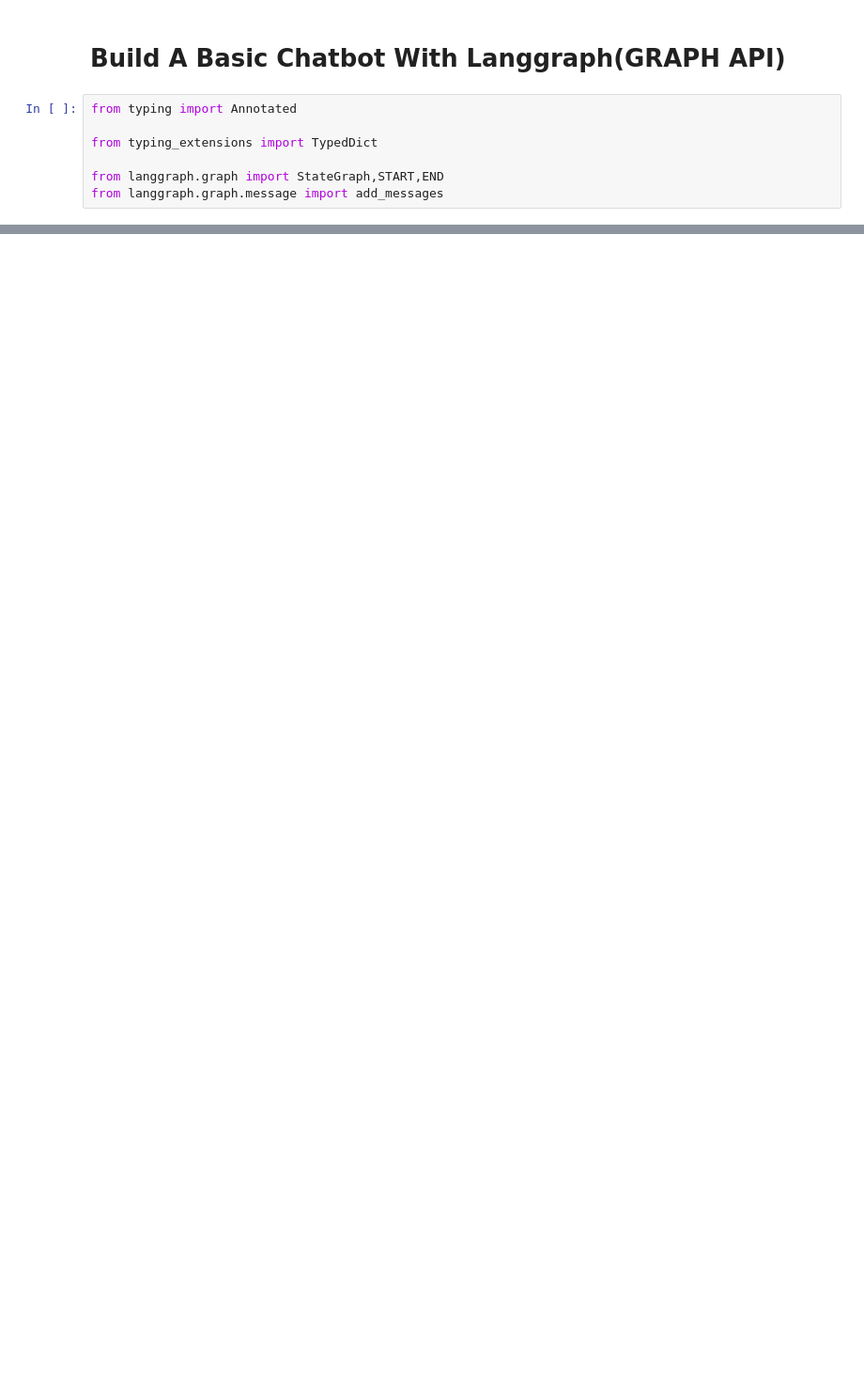
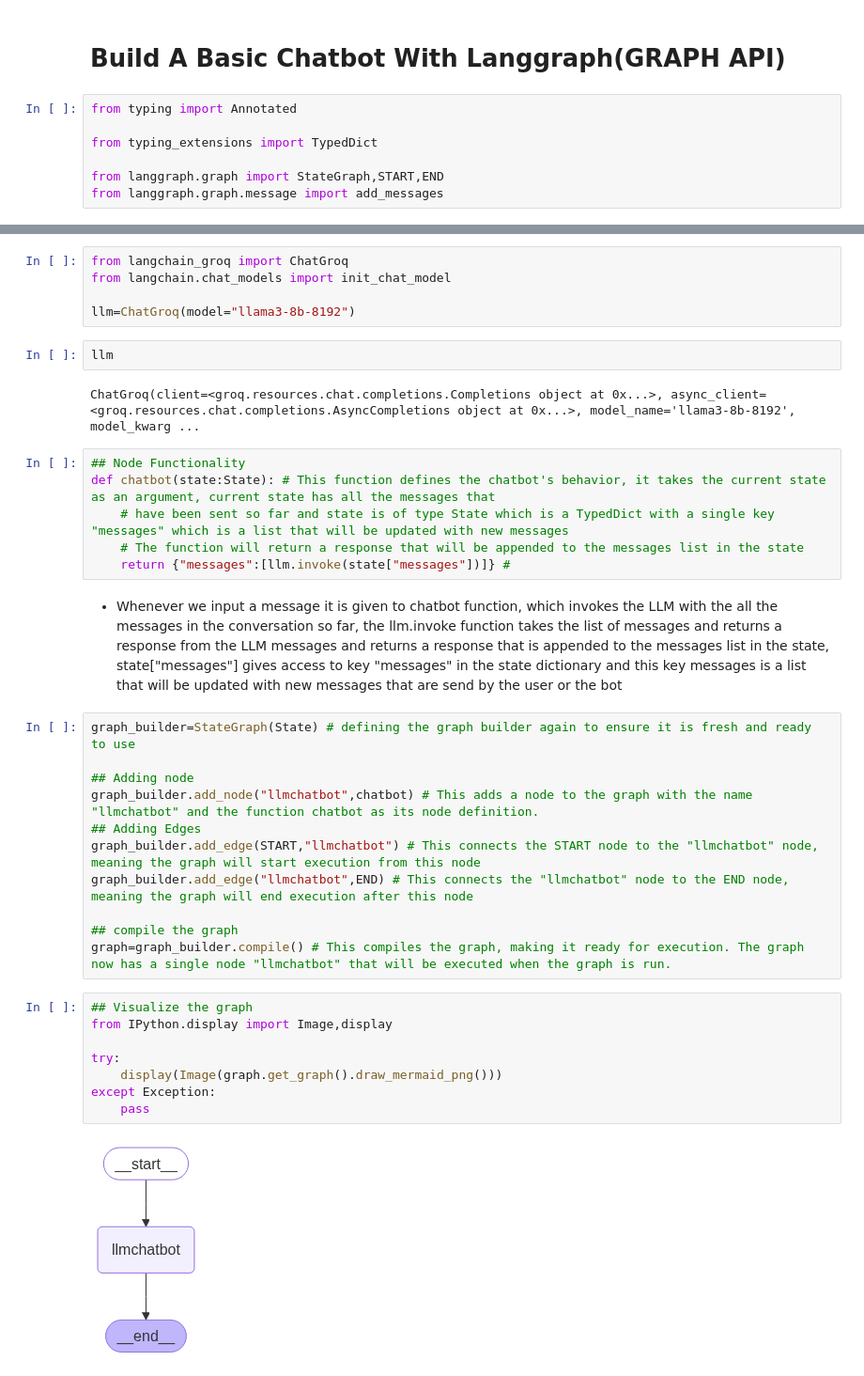
Before and after one commit to shahbhavya7/LangGraph, a Jupyter notebook: Basic_chatbot/basicchatbot.ipynb, the cells around one changed output, grey strips where cells are left out. Shown: that part at 94% size. Saved outputs shown, nothing was run; the diff lists cells and outputs as text; blank space fills up the shorter version.

Commit message:
langgraph with tools start and basic chatbot complete

```diff
--- a/Basic_chatbot/basicchatbot.ipynb
+++ b/Basic_chatbot/basicchatbot.ipynb
@@ -16,0 +46,38 @@ class State(TypedDict): # state class will return a TypedDict which is a diction
+# %%
+from langchain_groq import ChatGroq
+from langchain.chat_models import init_chat_model
+
+llm=ChatGroq(model="llama3-8b-8192")
+# %%
+llm
+# %% [output]
+ChatGroq(client=<groq.resources.chat.completions.Completions object at 0x...>, async_client=<groq.resources.chat.completions.AsyncCompletions object at 0x...>, model_name='llama3-8b-8192', model_kwarg ...
+# %%
+## Node Functionality
+def chatbot(state:State): # This function defines the chatbot's behavior, it takes the current state as an argument, current state has all the messages that
+    # have been sent so far and state is of type State which is a TypedDict with a single key "messages" which is a list that will be updated with new messages
+    # The function will return a response that will be appended to the messages list in the state
+    return {"messages":[llm.invoke(state["messages"])]} #
+# %% [markdown]
+- Whenever we input a message it is given to chatbot function, which invokes the LLM with the all the messages in the conversation so far, the llm.invoke function takes the list of messages and returns a response from the LLM messages and returns a response that is appended to the messages list in the state, state["messages"] gives access to key "messages" in the state dictionary and this key messages is a list that will be updated with new messages that are send by the user or the bot
+# %%
+graph_builder=StateGraph(State) # defining the graph builder again to ensure it is fresh and ready to use
+
+## Adding node
+graph_builder.add_node("llmchatbot",chatbot) # This adds a node to the graph with the name "llmchatbot" and the function chatbot as its node definition.
+## Adding Edges
+graph_builder.add_edge(START,"llmchatbot") # This connects the START node to the "llmchatbot" node, meaning the graph will start execution from this node
+graph_builder.add_edge("llmchatbot",END) # This connects the "llmchatbot" node to the END node, meaning the graph will end execution after this node
+
+## compile the graph
+graph=graph_builder.compile() # This compiles the graph, making it ready for execution. The graph now has a single node "llmchatbot" that will be executed when the graph is run.
+# %%
+## Visualize the graph
+from IPython.display import Image,display
+
+try:
+    display(Image(graph.get_graph().draw_mermaid_png()))
+except Exception:
+    pass
+# %% [output]
+[figure, added]
```
Also changed, not shown: parts of 11 cells of this notebook.
